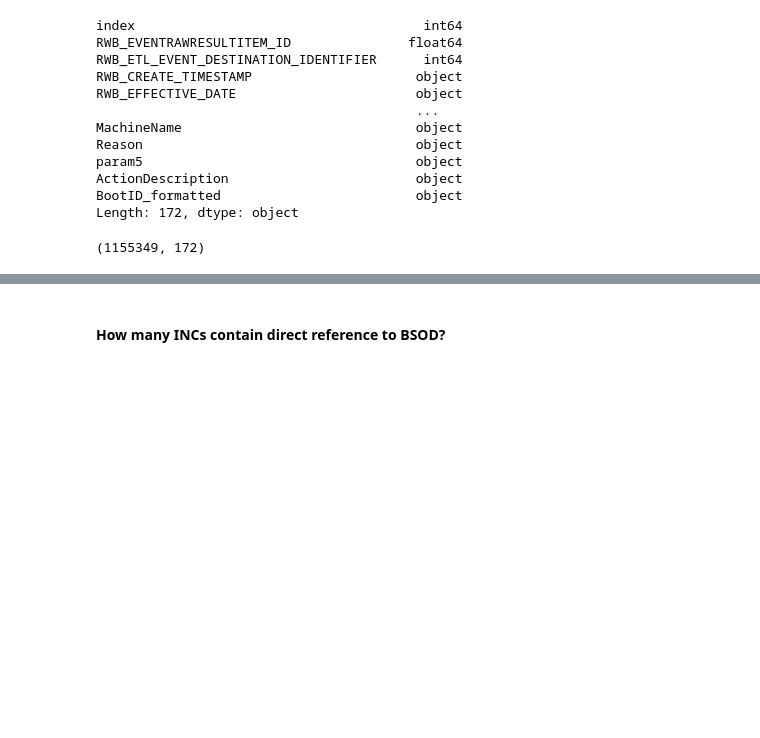
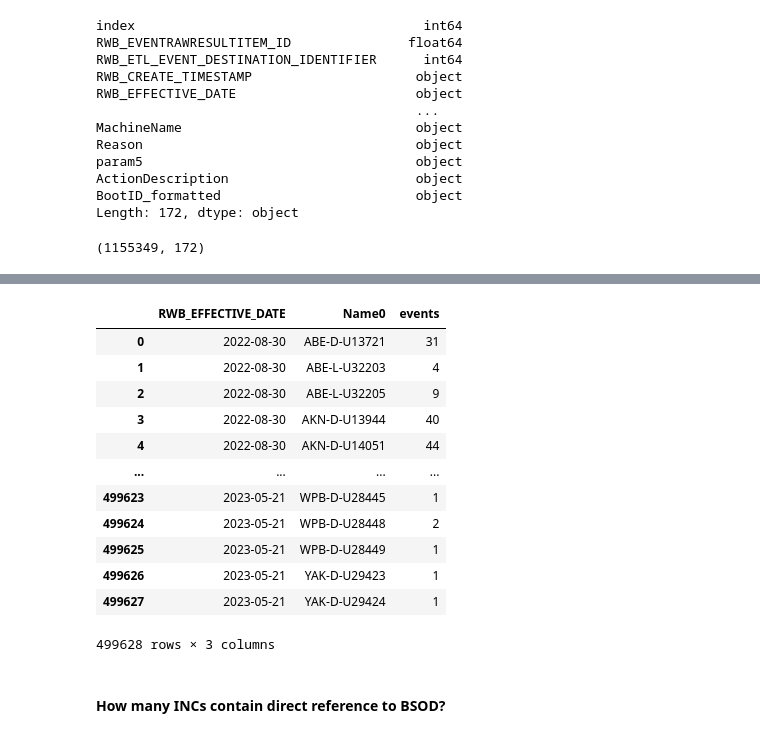
Before and after one commit to redgerly-umich/capstone_ff, a Jupyter notebook: DataCleaning/combine_4_error_types.ipynb, the cells around one changed output, grey strips where cells are left out. Saved outputs shown, nothing was run; the diff lists cells and outputs as text; code cells hidden in the pictures; blank space fills up the shorter version.

```diff
--- a/DataCleaning/combine_4_error_types.ipynb
+++ b/DataCleaning/combine_4_error_types.ipynb
@@ -484,0 +527,17 @@ msno.matrix(df, labels=True, fontsize=7)
+# %%
+num_events = df.groupby(['RWB_EFFECTIVE_DATE', 'Name0']).agg('size').reset_index().rename(columns={0:'events'})
+num_events
+# %% [output]
+|  | RWB_EFFECTIVE_DATE | Name0 | events |
+| 0 | 2022-08-30 | ABE-D-U13721 | 31 |
+| 1 | 2022-08-30 | ABE-L-U32203 | 4 |
+| 2 | 2022-08-30 | ABE-L-U32205 | 9 |
+| 3 | 2022-08-30 | AKN-D-U13944 | 40 |
+| 4 | 2022-08-30 | AKN-D-U14051 | 44 |
+| ... | ... | ... | ... |
+| 499623 | 2023-05-21 | WPB-D-U28445 | 1 |
+| 499624 | 2023-05-21 | WPB-D-U28448 | 2 |
+| 499625 | 2023-05-21 | WPB-D-U28449 | 1 |
+| 499626 | 2023-05-21 | YAK-D-U29423 | 1 |
+| 499627 | 2023-05-21 | YAK-D-U29424 | 1 |
+499628 rows × 3 columns
```
Also changed, not shown: parts of 18 cells of this notebook.
